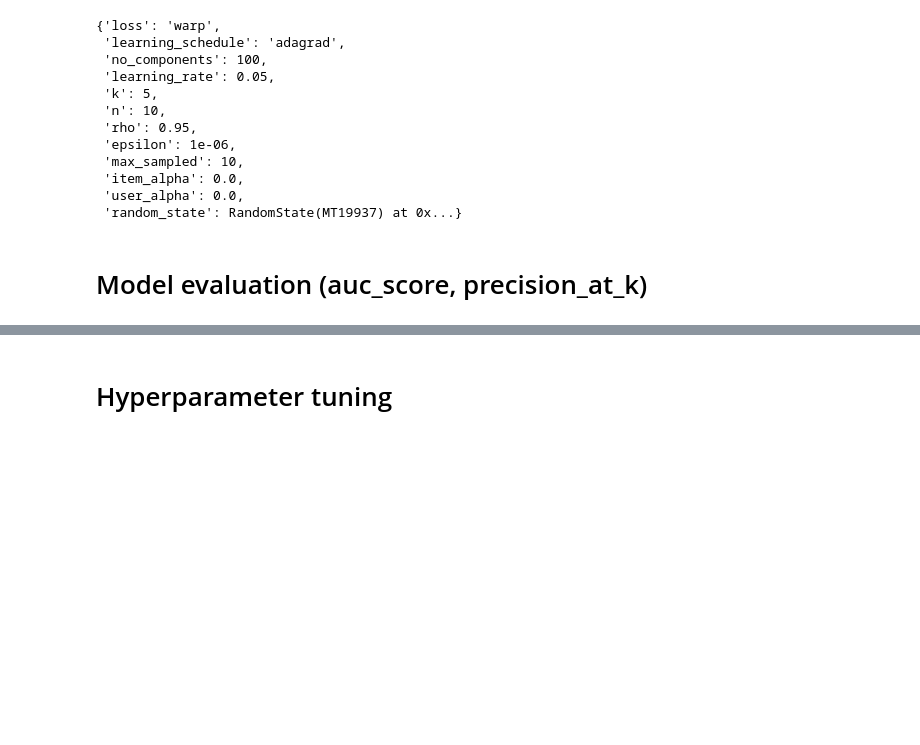
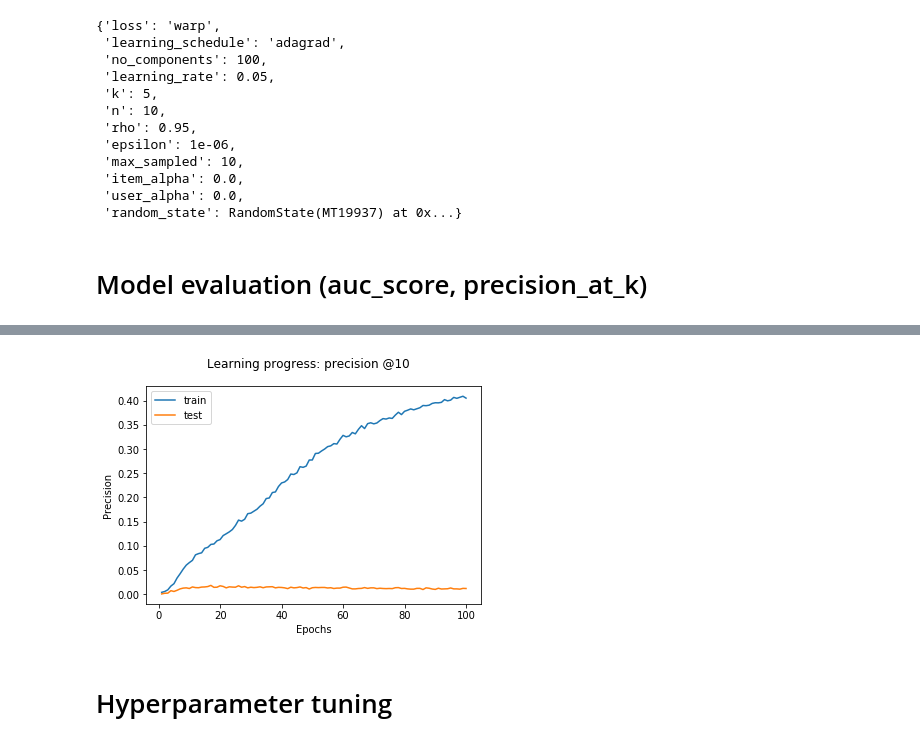
Before and after one commit to Konstantin-Orlovskiy/MSc-Project-Ecommerce, a Jupyter notebook: RetailRocket_Orgnl/Experimenting.ipynb, the cells around one changed output, grey strips where cells are left out. Cells and saved outputs as stored; diff of their text form; code cells hidden in the pictures; blank space fills up the shorter version.

```diff
--- a/RetailRocket_Orgnl/Experimenting.ipynb
+++ b/RetailRocket_Orgnl/Experimenting.ipynb
@@ -842,3 +940,7 @@ Calculated in:  0.05  minutes
+# %%
+learning_vis_precision(train, test, item_features, k=10, epochs=100)
+# %% [output]
+[figure, added]
 # %% [markdown]
 # Hyperparameter tuning
 # %%
```
Also changed, not shown: parts of 21 cells of this notebook, 2 other files.
